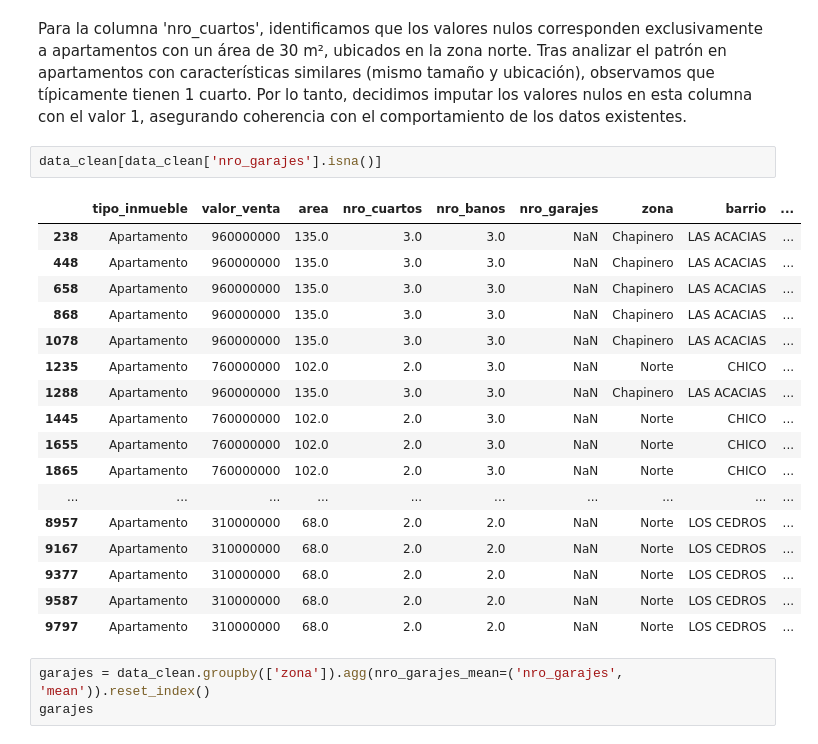
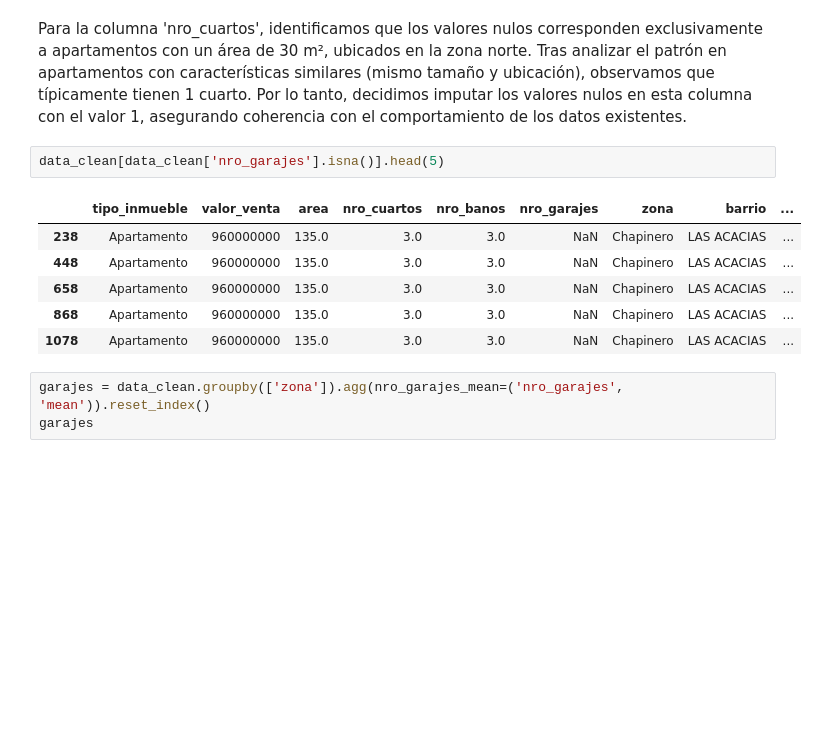
Before and after one commit to LordOnion88/MAD, a Jupyter notebook: Metodos Estadisticos/Predicción del Valor de Venta de Inmuebles.ipynb, the cells around one changed output. Saved outputs shown, nothing was run; the diff lists cells and outputs as text; blank space fills up the shorter version.

```diff
--- a/Metodos Estadisticos/Predicción del Valor de Venta de Inmuebles.ipynb
+++ b/Metodos Estadisticos/Predicción del Valor de Venta de Inmuebles.ipynb
@@ -230,25 +230,14 @@ data_clean['nro_cuartos'] = data_clean['nro_cuartos'].fillna(1)
 # %% [markdown]
 Para la columna 'nro_cuartos', identificamos que los valores nulos corresponden exclusivamente a apartamentos con un área de 30 m², ubicados en la zona norte. Tras analizar el patrón en apartamentos con características similares (mismo tamaño y ubicación), observamos que típicamente tienen 1 cuarto. Por lo tanto, decidimos imputar los valores nulos en esta columna con el valor 1, asegurando coherencia con el comportamiento de los datos existentes.
 # %%
-data_clean[data_clean['nro_garajes'].isna()]
+data_clean[data_clean['nro_garajes'].isna()].head(5)
 # %% [output]
 |  | tipo_inmueble | valor_venta | area | nro_cuartos | nro_banos | nro_garajes | zona | barrio | ... |
 | 238 | Apartamento | 960000000 | 135.0 | 3.0 | 3.0 | NaN | Chapinero | LAS ACACIAS | ... |
 | 448 | Apartamento | 960000000 | 135.0 | 3.0 | 3.0 | NaN | Chapinero | LAS ACACIAS | ... |
 | 658 | Apartamento | 960000000 | 135.0 | 3.0 | 3.0 | NaN | Chapinero | LAS ACACIAS | ... |
 | 868 | Apartamento | 960000000 | 135.0 | 3.0 | 3.0 | NaN | Chapinero | LAS ACACIAS | ... |
 | 1078 | Apartamento | 960000000 | 135.0 | 3.0 | 3.0 | NaN | Chapinero | LAS ACACIAS | ... |
-| 1235 | Apartamento | 760000000 | 102.0 | 2.0 | 3.0 | NaN | Norte | CHICO | ... |
-| 1288 | Apartamento | 960000000 | 135.0 | 3.0 | 3.0 | NaN | Chapinero | LAS ACACIAS | ... |
-| 1445 | Apartamento | 760000000 | 102.0 | 2.0 | 3.0 | NaN | Norte | CHICO | ... |
-| 1655 | Apartamento | 760000000 | 102.0 | 2.0 | 3.0 | NaN | Norte | CHICO | ... |
-| 1865 | Apartamento | 760000000 | 102.0 | 2.0 | 3.0 | NaN | Norte | CHICO | ... |
-| ... | ... | ... | ... | ... | ... | ... | ... | ... | ... |
-| 8957 | Apartamento | 310000000 | 68.0 | 2.0 | 2.0 | NaN | Norte | LOS CEDROS | ... |
-| 9167 | Apartamento | 310000000 | 68.0 | 2.0 | 2.0 | NaN | Norte | LOS CEDROS | ... |
-| 9377 | Apartamento | 310000000 | 68.0 | 2.0 | 2.0 | NaN | Norte | LOS CEDROS | ... |
-| 9587 | Apartamento | 310000000 | 68.0 | 2.0 | 2.0 | NaN | Norte | LOS CEDROS | ... |
-| 9797 | Apartamento | 310000000 | 68.0 | 2.0 | 2.0 | NaN | Norte | LOS CEDROS | ... |
 # %%
 garajes = data_clean.groupby(['zona']).agg(nro_garajes_mean=('nro_garajes', 'mean')).reset_index()
 garajes
```
Also changed, not shown: parts of 16 cells of this notebook, 2 other files.
